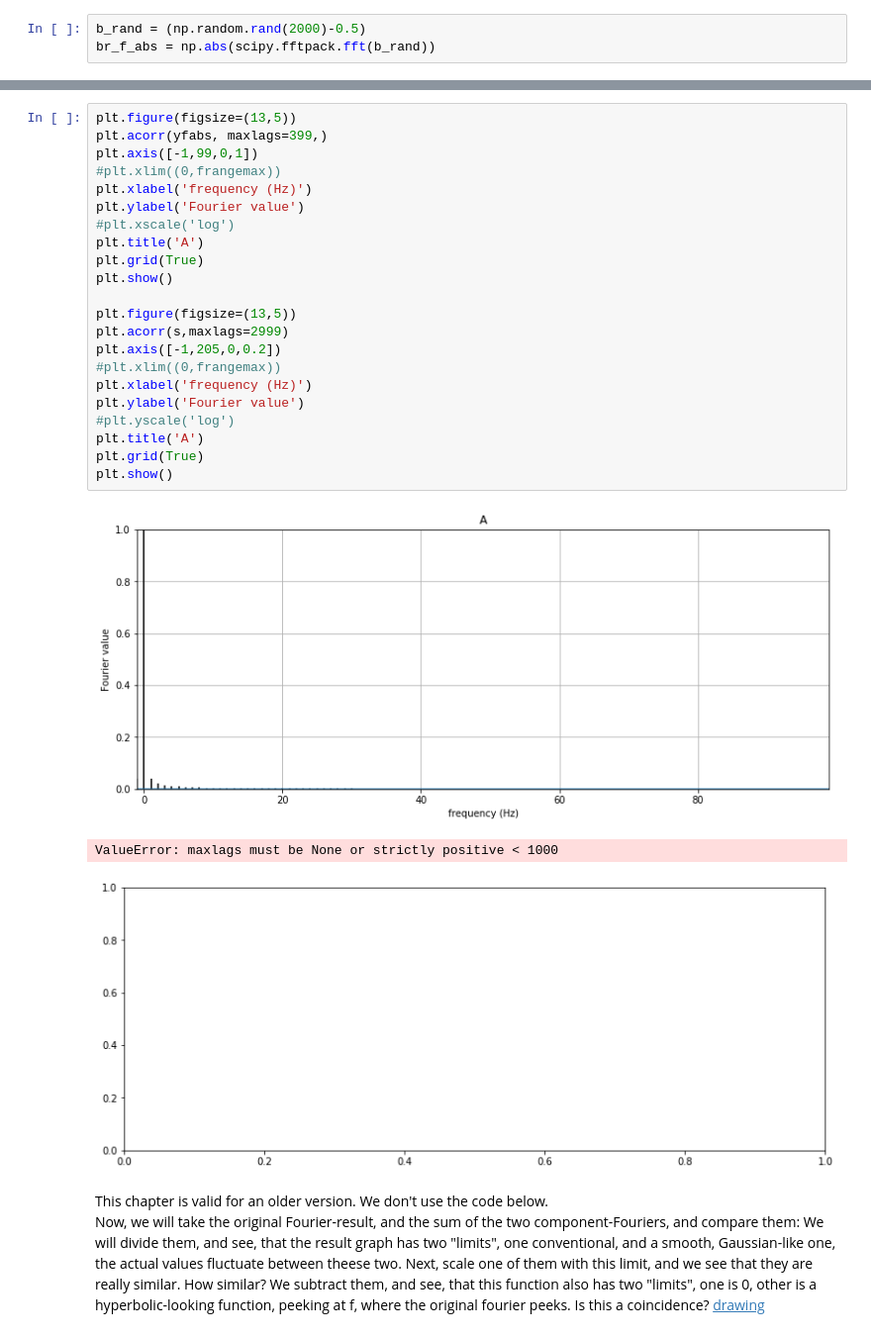
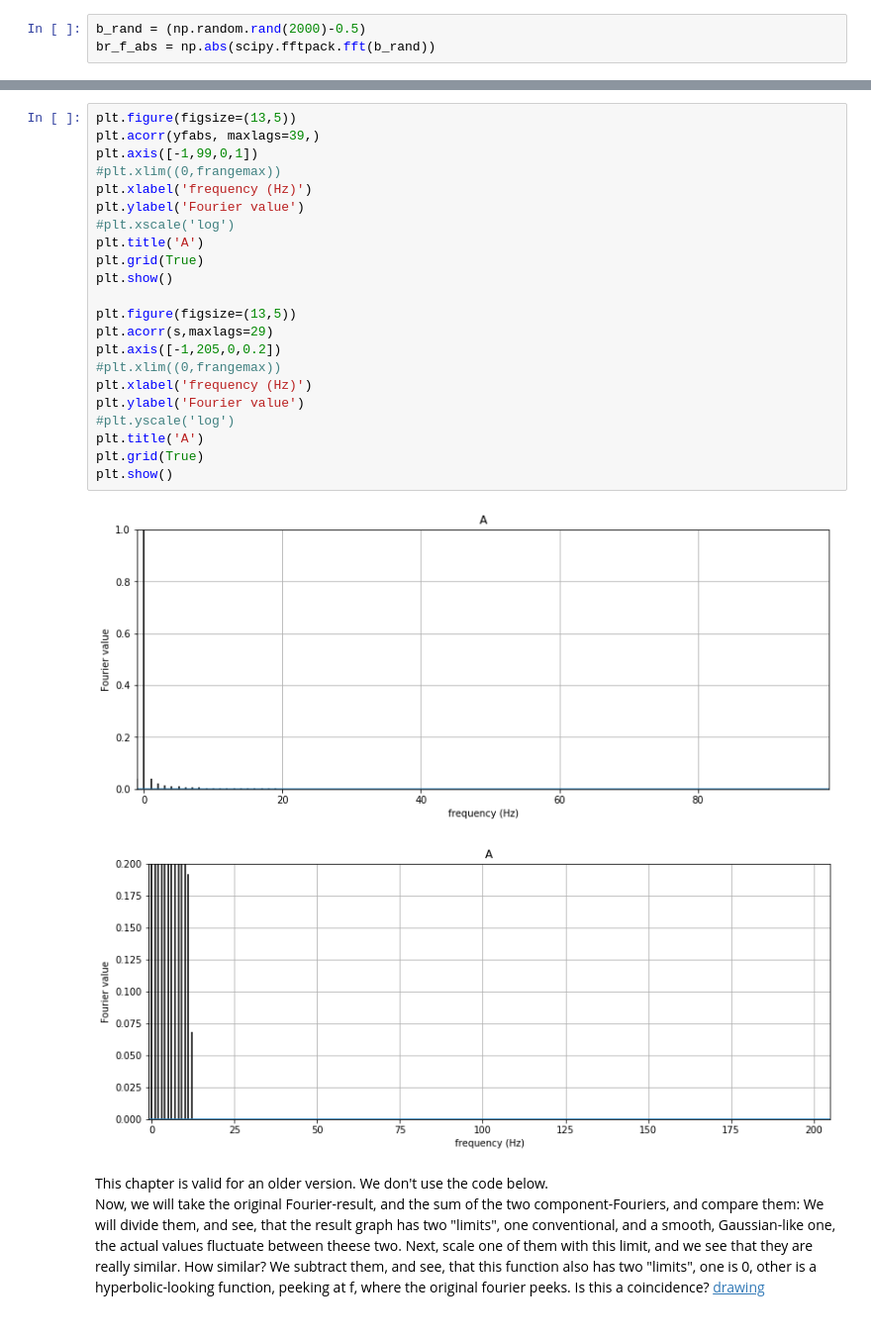
Before and after one commit to martonvavrik/fusion_research, a Jupyter notebook: waves.ipynb, the cells around one changed output, grey strips where cells are left out. Shown at 99% size. Cells and saved outputs as stored; diff of their text form.

```diff
--- a/waves.ipynb
+++ b/waves.ipynb
@@ -203,29 +231,28 @@ plt.show()
 # %%
 plt.figure(figsize=(13,5))
-plt.acorr(yfabs, maxlags=399,)
+plt.acorr(yfabs, maxlags=39,)
 plt.axis([-1,99,0,1])
 #plt.xlim((0,frangemax))
 plt.xlabel('frequency (Hz)')
 plt.ylabel('Fourier value')
 #plt.xscale('log')
 plt.title('A')
 plt.grid(True)
 plt.show()
 
 plt.figure(figsize=(13,5))
-plt.acorr(s,maxlags=2999)
+plt.acorr(s,maxlags=29)
 plt.axis([-1,205,0,0.2])
 #plt.xlim((0,frangemax))
 plt.xlabel('frequency (Hz)')
 plt.ylabel('Fourier value')
 #plt.yscale('log')
 plt.title('A')
 plt.grid(True)
 plt.show()
 # %% [output]
 [figure]
-ValueError: maxlags must be None or strictly positive < 1000
-[figure, old version]
+[figure, new version]
 # %% [markdown]
 This chapter is valid for an older version. We don't use the code below. <br>
 Now, we will take the original Fourier-result, and the sum of the two component-Fouriers, and compare them: We will divide them, and see, that the result graph has two "limits", one conventional, and a smooth, Gaussian-like one, the actual values fluctuate between theese two. Next, scale one of them with this limit, and we see that they are really similar. How similar? We subtract them, and see, that this function also has two "limits", one is 0, other is a hyperbolic-looking function, peeking at f, where the original fourier peeks. Is this a coincidence? [drawing](https://i.redd.it/nnlrafulz5701.jpg)
```
Also changed, not shown: parts of 5 cells of this notebook.
